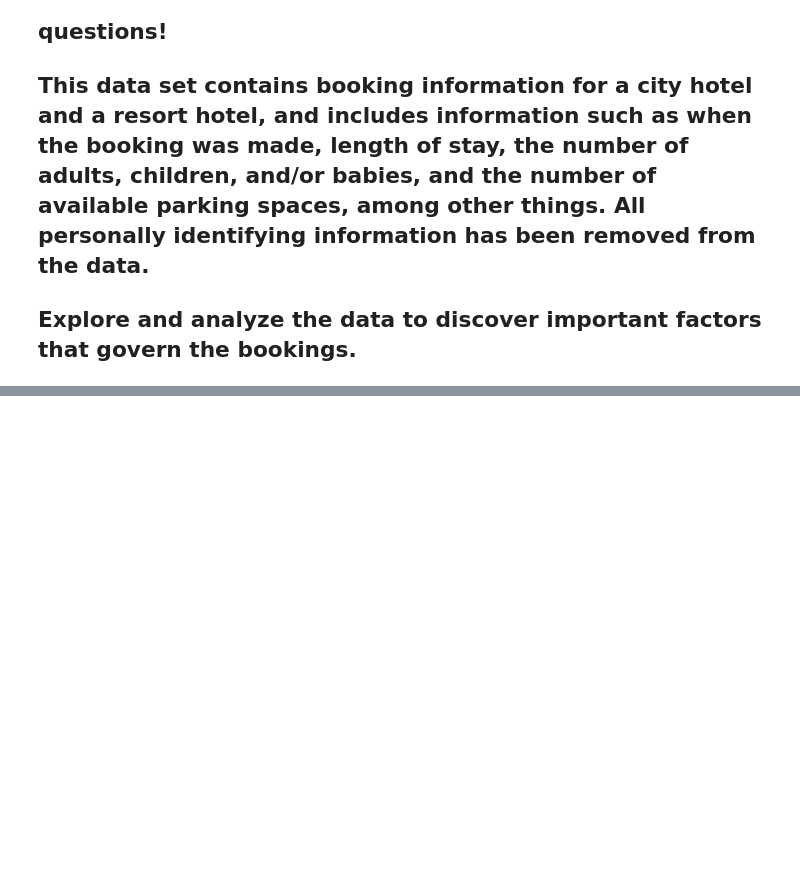
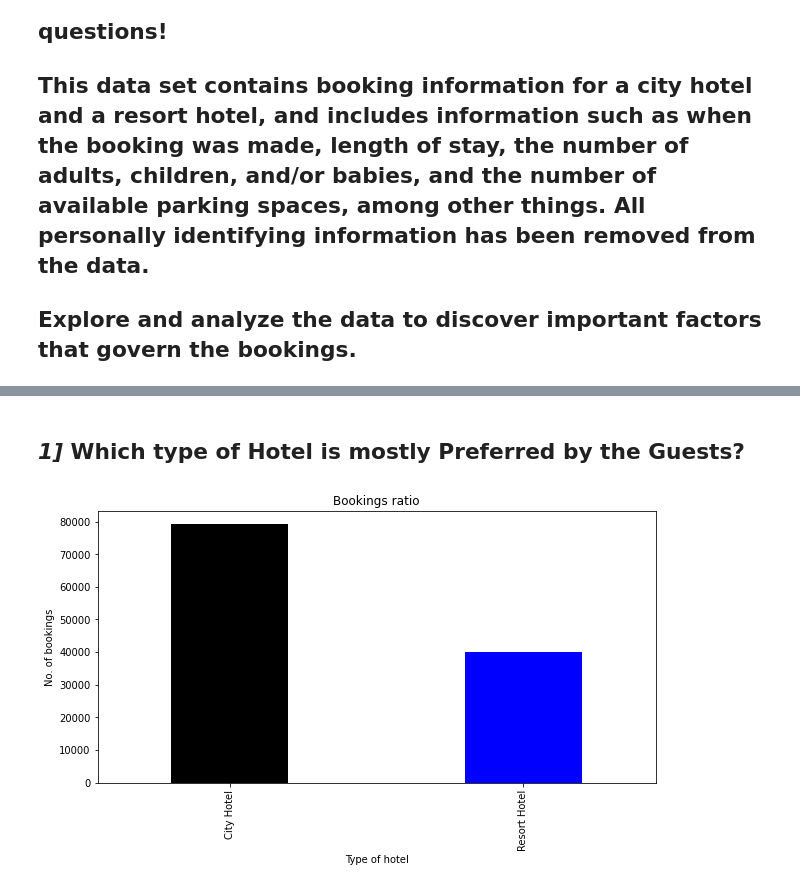
Before and after one commit to swapnilraher/Hotel-Booking, a Jupyter notebook: Swapnil__Hotel_Booking_Analysis_Capstone_Project.ipynb, the cells around one changed output, grey strips where cells are left out. Saved outputs shown, nothing was run; the diff lists cells and outputs as text; code cells hidden in the pictures; blank space fills up the shorter version.

```diff
--- a/Swapnil__Hotel_Booking_Analysis_Capstone_Project.ipynb
+++ b/Swapnil__Hotel_Booking_Analysis_Capstone_Project.ipynb
@@ -38,0 +230,3 @@ hotel.head(3)
+# %%
+hoteldata= hoteldata.drop(columns=['agent', 'company'])
+print(hoteldata.isna().sum(axis=0))
@@ -38,0 +275,3 @@ hotel.head(3)
+# %%
+# in country column, we need to replace zeros with something more adequate
+hoteldata.country = hoteldata.country.replace(0, "not mentioned")
@@ -38,0 +286,13 @@ hotel.head(3)
+# %% [markdown]
+## ***1]*** **Which type of Hotel is mostly Preferred by the Guests?**
+# %%
+#bookings statistics of both hotels.
+
+df=hoteldata['hotel'].value_counts()
+df.plot(kind='bar',width=.4 ,color=['black','blue'],figsize = (10, 5))
+plt.xlabel("Type of hotel")
+plt.ylabel("No. of bookings")
+plt.title("Bookings ratio")
+plt.show()
+# %% [output]
+[figure, added]
```
Also changed, not shown: parts of 137 cells of this notebook.
